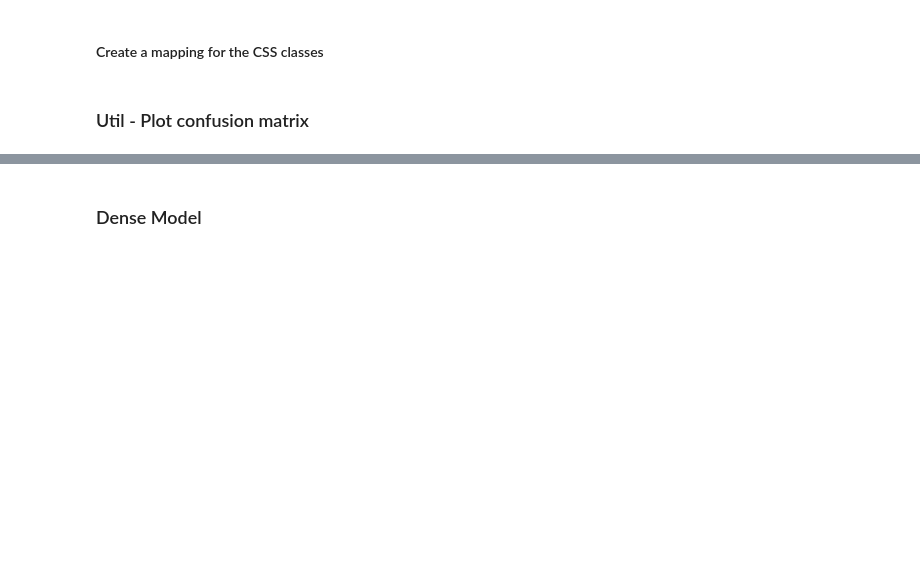
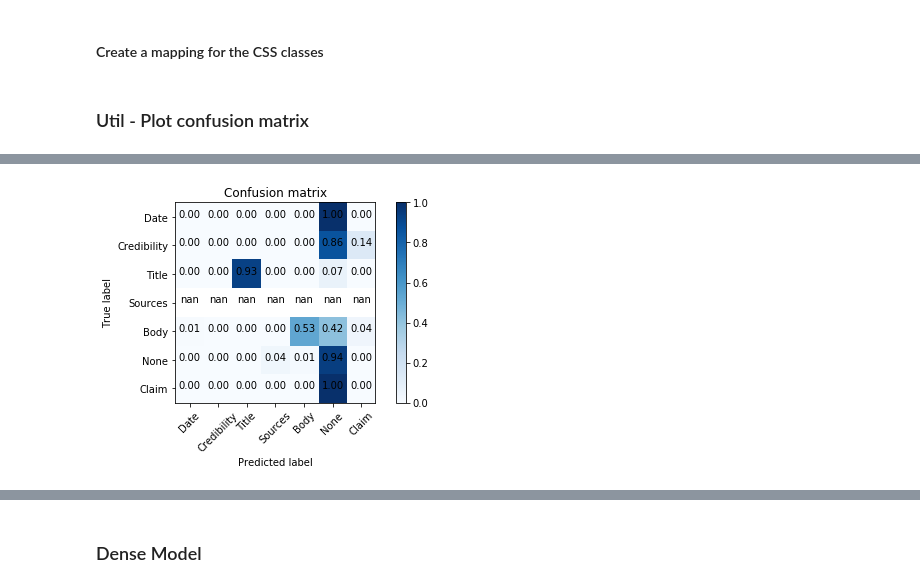
Before and after one commit to vwoloszyn/claim2features, a Jupyter notebook: LSTM_tests.ipynb, the cells around one changed output, grey strips where cells are left out. Saved outputs shown, nothing was run; the diff lists cells and outputs as text; code cells hidden in the pictures; blank space fills up the shorter version.

```diff
--- a/LSTM_tests.ipynb
+++ b/LSTM_tests.ipynb
@@ -162,0 +286,9 @@ def plot_confusion_matrix(cm, classes,
+# %%
+TAG + LEVELs + CSSClasses
+
+Acc 90.23 % (+/- 2.21 %)
+Precision 33.18 % (+/- 0.57 %)
+Recall 34.53 % (+/- 1.88 %)
+F1 32.73 % (+/- 11.70 %)
+# %% [output]
+[figure, added]
```
Also changed, not shown: parts of 12 cells of this notebook, 1 other file.
